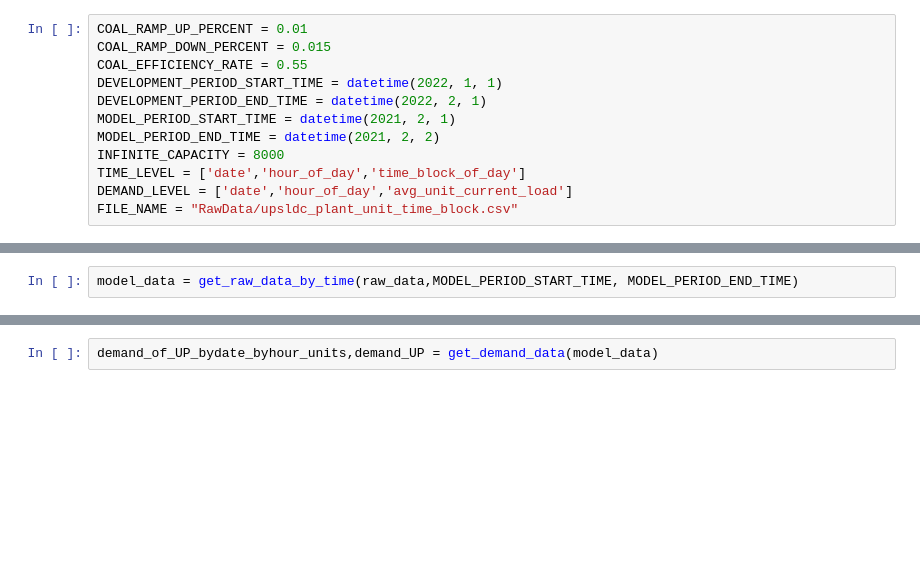
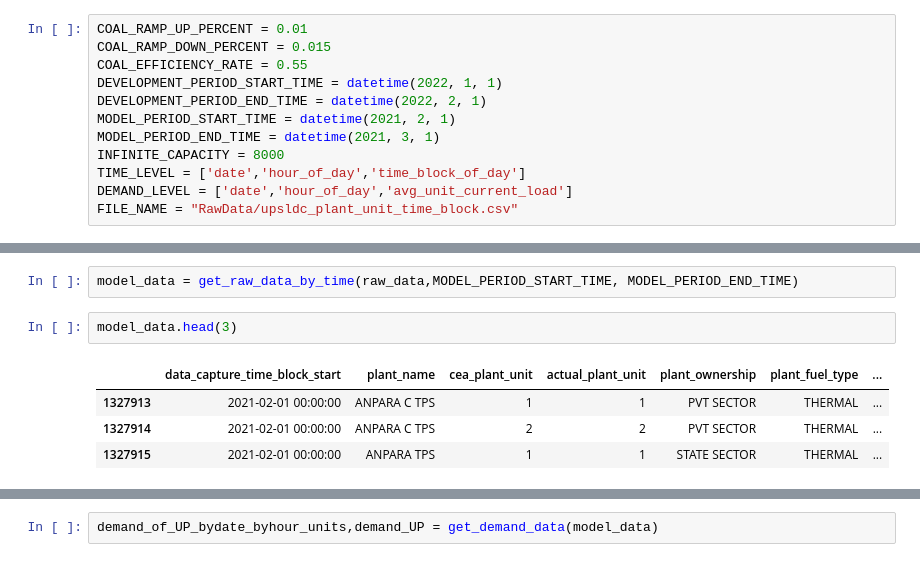
Before and after one commit to brindaamo/general_power_dispatch, a Jupyter notebook: explore.ipynb, the cells around one changed output, grey strips where cells are left out. Cells and saved outputs as stored; diff of their text form; blank space fills up the shorter version.

```diff
--- a/explore.ipynb
+++ b/explore.ipynb
@@ -16,7 +17,7 @@ COAL_EFFICIENCY_RATE = 0.55
 DEVELOPMENT_PERIOD_START_TIME = datetime(2022, 1, 1)
 DEVELOPMENT_PERIOD_END_TIME = datetime(2022, 2, 1)
 MODEL_PERIOD_START_TIME = datetime(2021, 2, 1)
-MODEL_PERIOD_END_TIME = datetime(2021, 2, 2)
+MODEL_PERIOD_END_TIME = datetime(2021, 3, 1)
 INFINITE_CAPACITY = 8000
 TIME_LEVEL = ['date','hour_of_day','time_block_of_day']
 DEMAND_LEVEL = ['date','hour_of_day','avg_unit_current_load']
@@ -28,6 +29,13 @@ raw_data['date'] = pd.to_datetime(raw_data['data_capture_time_block_start']).dt.
 plant_unit_timeblocks = get_raw_data_by_time(raw_data,DEVELOPMENT_PERIOD_START_TIME, DEVELOPMENT_PERIOD_END_TIME)
 # %%
 model_data = get_raw_data_by_time(raw_data,MODEL_PERIOD_START_TIME, MODEL_PERIOD_END_TIME)
+# %%
+model_data.head(3)
+# %% [output]
+|  | data_capture_time_block_start | plant_name | cea_plant_unit | actual_plant_unit | plant_ownership | plant_fuel_type | ... |
+| 1327913 | 2021-02-01 00:00:00 | ANPARA C TPS | 1 | 1 | PVT SECTOR | THERMAL | ... |
+| 1327914 | 2021-02-01 00:00:00 | ANPARA C TPS | 2 | 2 | PVT SECTOR | THERMAL | ... |
+| 1327915 | 2021-02-01 00:00:00 | ANPARA TPS | 1 | 1 | STATE SECTOR | THERMAL | ... |
 # %%
 plant_units = get_plant_characteristics(plant_unit_timeblocks)
 # %% [output]
```
Also changed, not shown: parts of 8 cells of this notebook, 6 other files.
